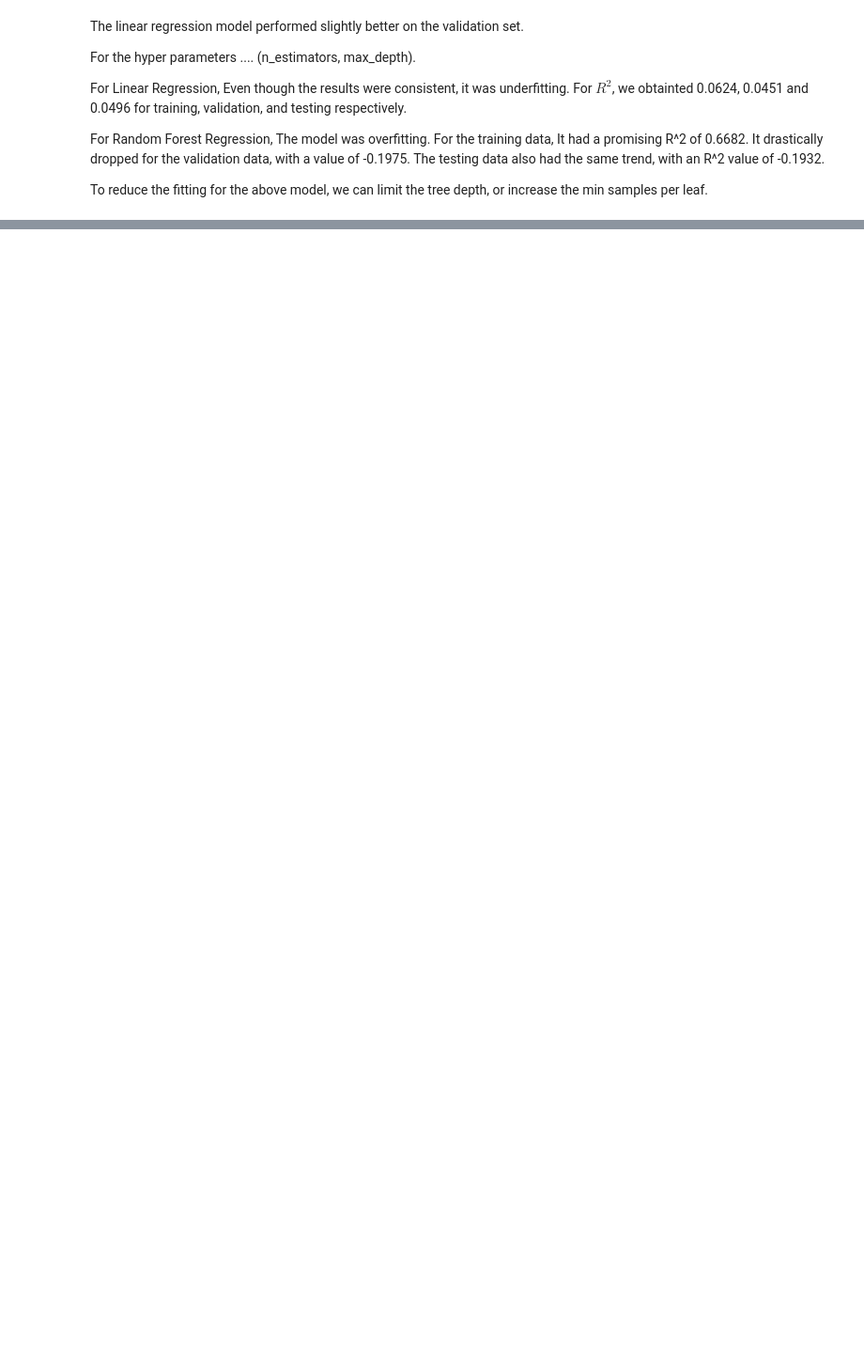
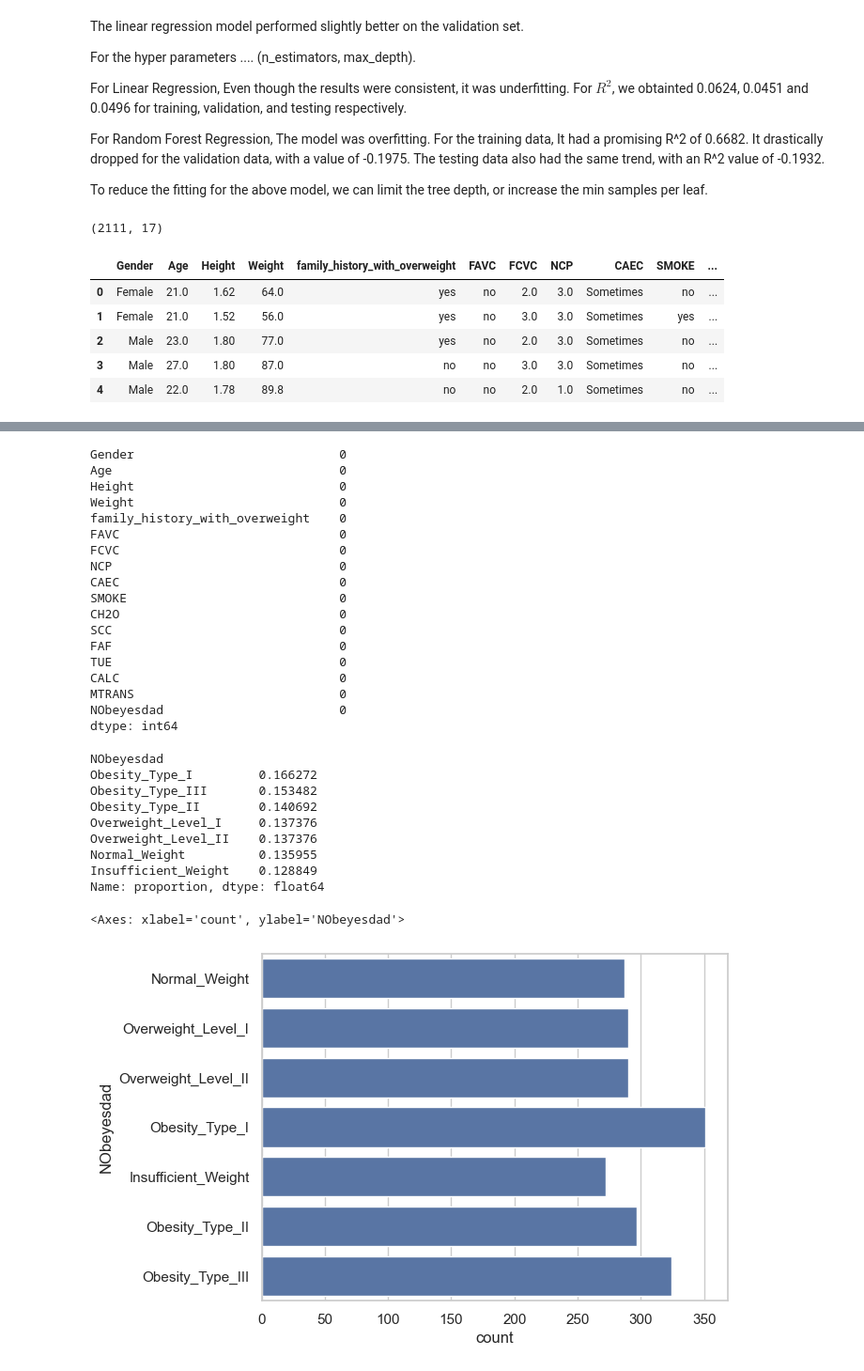
Before and after one commit to issahtiyum/lab-2-predictive-analytics, a Jupyter notebook: lab2.ipynb, the cells around one changed output, grey strips where cells are left out. Shown at 94% size. Cells and saved outputs as stored; diff of their text form; code cells hidden in the pictures; blank space fills up the shorter version.

```diff
--- a/lab2.ipynb
+++ b/lab2.ipynb
@@ -288,3 +288,26 @@ For Linear Regression, Even though the results were consistent, it was underfitt
 For Random Forest Regression, The model was overfitting. For the training data, It had a promising R^2 of 0.6682. It drastically dropped for the validation data, with a value of -0.1975. The testing data also had the same trend, with an R^2 value of -0.1932.
 
 To reduce the fitting for the above model, we can limit the tree depth, or increase the min samples per leaf.
+# %%
+# TODO: Load the obesity dataset from OBESITY_URL into a DataFrame called `obesity`
+obesity = pd.read_csv(OBESITY_URL)
+
+# TODO: Inspect shape, head, info, describe, and missing values.
+print(obesity.shape),
+display(obesity.head())
+obesity.info()
+display(obesity.describe())
+display(obesity.isna().sum())
+
+# TODO: Show the class distribution of `NObeyesdad`
+#   (value_counts and a sns.countplot). Is it balanced across the 7 classes?
+print(obesity['NObeyesdad'].value_counts(normalize=True))
+sns.countplot(y=obesity['NObeyesdad'])
+# %% [output]
+(2111, 17)
+|  | Gender | Age | Height | Weight | family_history_with_overweight | FAVC | FCVC | NCP | CAEC | SMOKE | ... |
+| 0 | Female | 21.0 | 1.62 | 64.0 | yes | no | 2.0 | 3.0 | Sometimes | no | ... |
+| 1 | Female | 21.0 | 1.52 | 56.0 | yes | no | 3.0 | 3.0 | Sometimes | yes | ... |
+| 2 | Male | 23.0 | 1.80 | 77.0 | yes | no | 2.0 | 3.0 | Sometimes | no | ... |
+| 3 | Male | 27.0 | 1.80 | 87.0 | no | no | 3.0 | 3.0 | Sometimes | no | ... |
+| 4 | Male | 22.0 | 1.78 | 89.8 | no | no | 2.0 | 1.0 | Sometimes | no | ... |
@@ -290,0 +340,29 @@ To reduce the fitting for the above model, we can limit the tree depth, or incre
+Gender                            0
+Age                               0
+Height                            0
+Weight                            0
+family_history_with_overweight    0
+FAVC                              0
+FCVC                              0
+NCP                               0
+CAEC                              0
+SMOKE                             0
+CH2O                              0
+SCC                               0
+FAF                               0
+TUE                               0
+CALC                              0
+MTRANS                            0
+NObeyesdad                        0
+dtype: int64
+NObeyesdad
+Obesity_Type_I         0.166272
+Obesity_Type_III       0.153482
+Obesity_Type_II        0.140692
+Overweight_Level_I     0.137376
+Overweight_Level_II    0.137376
+Normal_Weight          0.135955
+Insufficient_Weight    0.128849
+Name: proportion, dtype: float64
+<Axes: xlabel='count', ylabel='NObeyesdad'>
+[figure, added]
```
Also changed, not shown: parts of 8 cells of this notebook.
